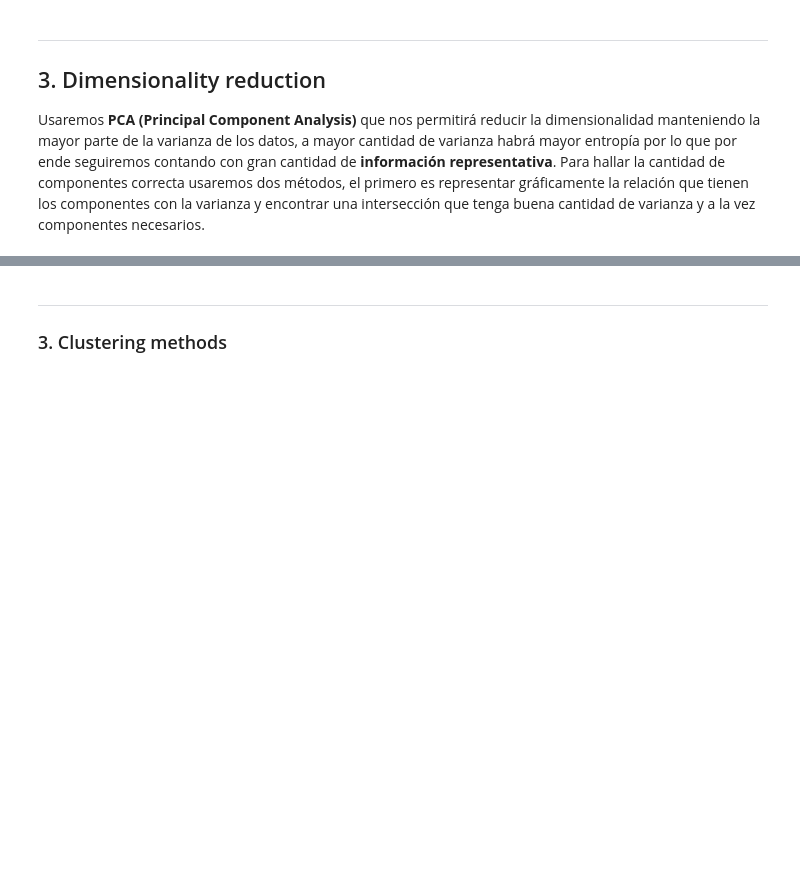
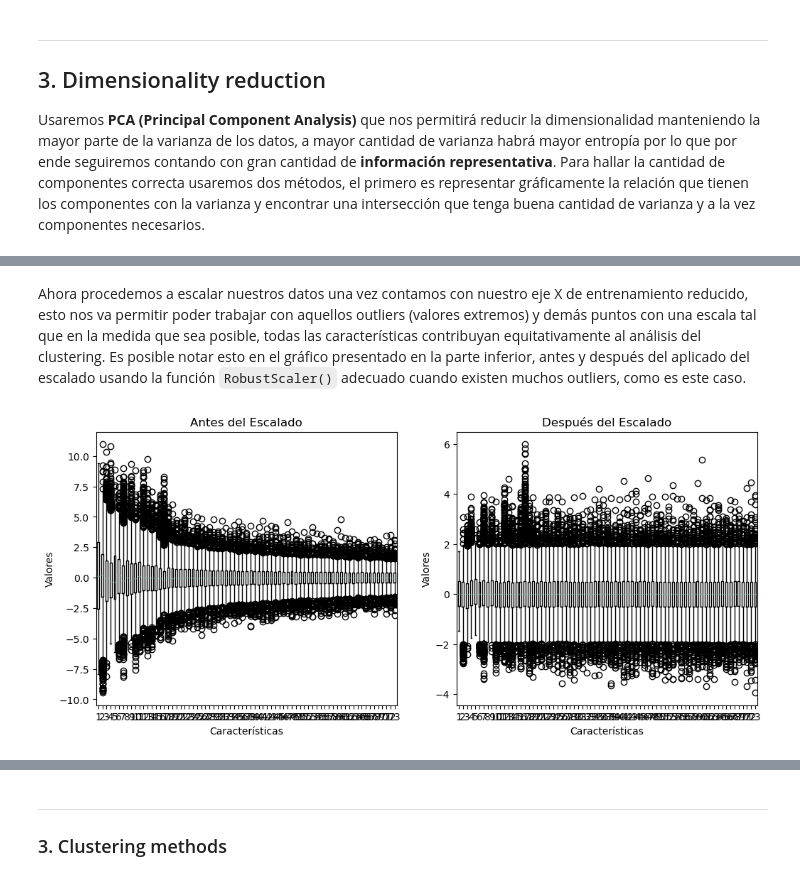
Before and after one commit to kaloslazo/ClusteringHumanRecognition, a Jupyter notebook: main.ipynb, the cells around one changed output, grey strips where cells are left out. Cells and saved outputs as stored; diff of their text form; code cells hidden in the pictures; blank space fills up the shorter version.

Commit message:
feat: clustering feat

```diff
--- a/main.ipynb
+++ b/main.ipynb
@@ -146,7 +177,10 @@ Número de componentes elegido: 70
 # %%
 pca = PCA(n_components = n_principal_components)
-video_features_reduced = pca.fit_transform(video_features_stacked)
+X_train_reduced = pd.DataFrame(pca.fit_transform(X_train))
 
-print(f"Varianza explicada con 50 componentes: {np.sum(pca.explained_variance_ratio_):.2f}")
-print(f'Shape después de aplicar PCA: {video_features_reduced.shape}')
+print(f"Varianza explicada con {n_principal_components} componentes: {np.sum(pca.explained_variance_ratio_):.2f}")
+print(f'\nShape antesde aplicar PCA: {X_train.shape}')
+print(f'Shape después de aplicar PCA: {X_train_reduced.shape}')
+
+X_train_reduced.describe()
 # %% [output]
@@ -154,0 +201,22 @@ Shape después de aplicar PCA: (153, 70)
+# %% [markdown]
+Ahora procedemos a escalar nuestros datos una vez contamos con nuestro eje X de entrenamiento reducido, esto nos va permitir poder trabajar con aquellos outliers (valores extremos) y demás puntos con una escala tal que en la medida que sea posible, todas las características contribuyan equitativamente al análisis del clustering. Es posible notar esto en el gráfico presentado en la parte inferior, antes y después del aplicado del escalado usando la función `RobustScaler()` adecuado cuando existen muchos outliers, como es este caso.
+# %%
+scaler = RobustScaler()
+X_train_robust_scaled = scaler.fit_transform(X_train_reduced)
+
+_, ax = plt.subplots(1, 2, figsize=(12, 5))
+
+ax[0].boxplot(X_train_reduced)
+ax[0].set_title('Antes del Escalado')
+ax[0].set_xlabel('Características')
+ax[0].set_ylabel('Valores')
+
+ax[1].boxplot(X_train_robust_scaled)
+ax[1].set_title('Después del Escalado')
+ax[1].set_xlabel('Características')
+ax[1].set_ylabel('Valores')
+
+plt.grid(False)
+plt.show()
+# %% [output]
+[figure, added]
```
Also changed, not shown: parts of 18 cells of this notebook.
